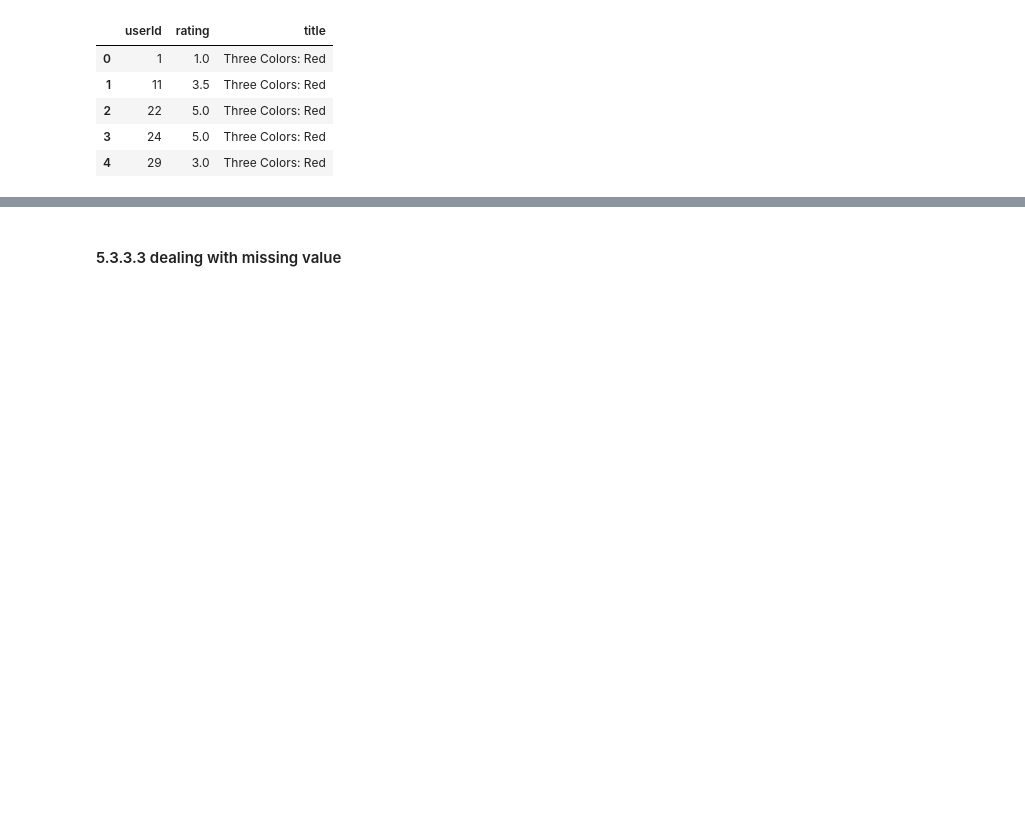
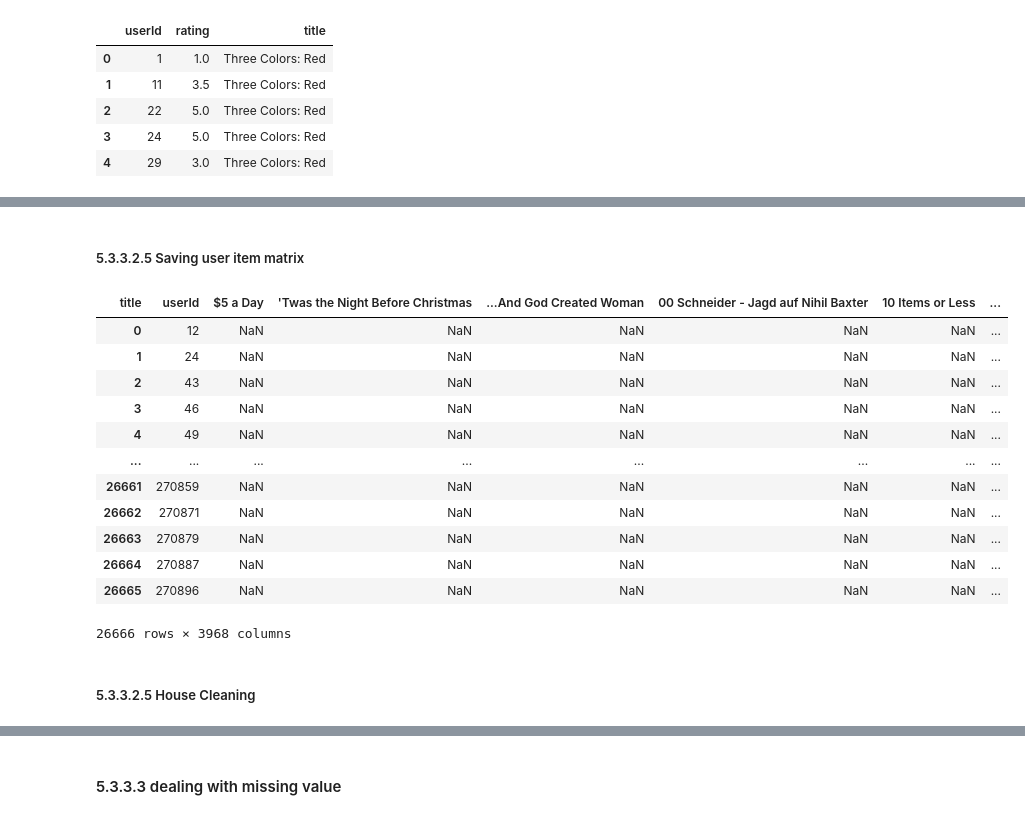
Before and after one commit to trauzi12/movie_recommendation_system, a Jupyter notebook: notebooks/05_Modeling.ipynb, the cells around one changed output, grey strips where cells are left out. Cells and saved outputs as stored; diff of their text form; code cells hidden in the pictures; blank space fills up the shorter version.

```diff
--- a/notebooks/05_Modeling.ipynb
+++ b/notebooks/05_Modeling.ipynb
@@ -877,3 +1083,6 @@ movie_ratings_small.head()
+# %%
+#Importing data
+movie_ratings_small=pd.read_csv('/content/drive/MyDrive/machine_learning_projects/movie_recommendation_system/data/movie_ratings_small.csv')
 # %%
 # creating the user_item matrix
 user_item=pd.pivot_table(movie_ratings_small, index='userId', columns='title', values='rating', fill_value=np.nan)
@@ -879,0 +1106,19 @@ user_item=pd.pivot_table(movie_ratings_small, index='userId', columns='title', v
+# %% [markdown]
+##### 5.3.3.2.5 Saving user item matrix
+# %%
+#reset index
+user_item.reset_index()
+# %% [output]
+| title | userId | $5 a Day | 'Twas the Night Before Christmas | ...And God Created Woman | 00 Schneider - Jagd auf Nihil Baxter | 10 Items or Less | ... |
+| 0 | 12 | NaN | NaN | NaN | NaN | NaN | ... |
+| 1 | 24 | NaN | NaN | NaN | NaN | NaN | ... |
+| 2 | 43 | NaN | NaN | NaN | NaN | NaN | ... |
+| 3 | 46 | NaN | NaN | NaN | NaN | NaN | ... |
+| 4 | 49 | NaN | NaN | NaN | NaN | NaN | ... |
+| ... | ... | ... | ... | ... | ... | ... | ... |
+| 26661 | 270859 | NaN | NaN | NaN | NaN | NaN | ... |
+| 26662 | 270871 | NaN | NaN | NaN | NaN | NaN | ... |
+| 26663 | 270879 | NaN | NaN | NaN | NaN | NaN | ... |
+| 26664 | 270887 | NaN | NaN | NaN | NaN | NaN | ... |
+| 26665 | 270896 | NaN | NaN | NaN | NaN | NaN | ... |
+26666 rows × 3968 columns
@@ -879,0 +1127,2 @@ user_item=pd.pivot_table(movie_ratings_small, index='userId', columns='title', v
+# %% [markdown]
+##### 5.3.3.2.5 House Cleaning
```
Also changed, not shown: parts of 59 cells of this notebook.
